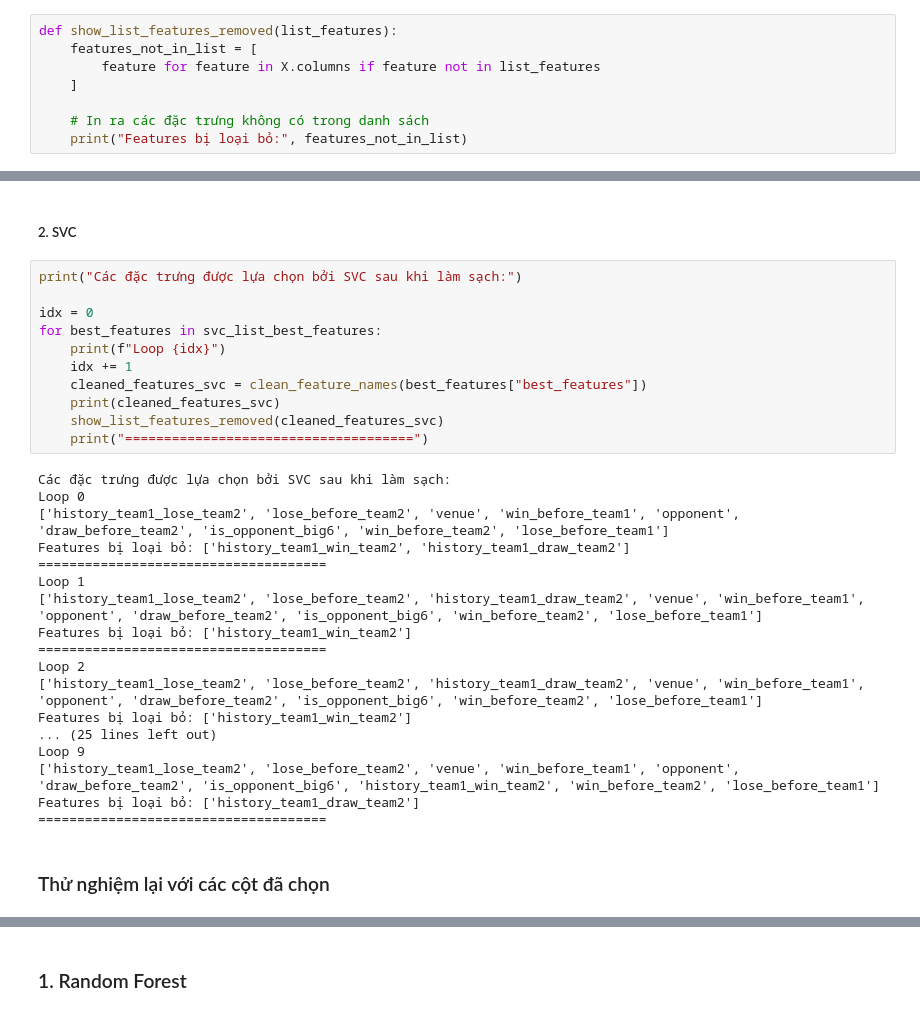
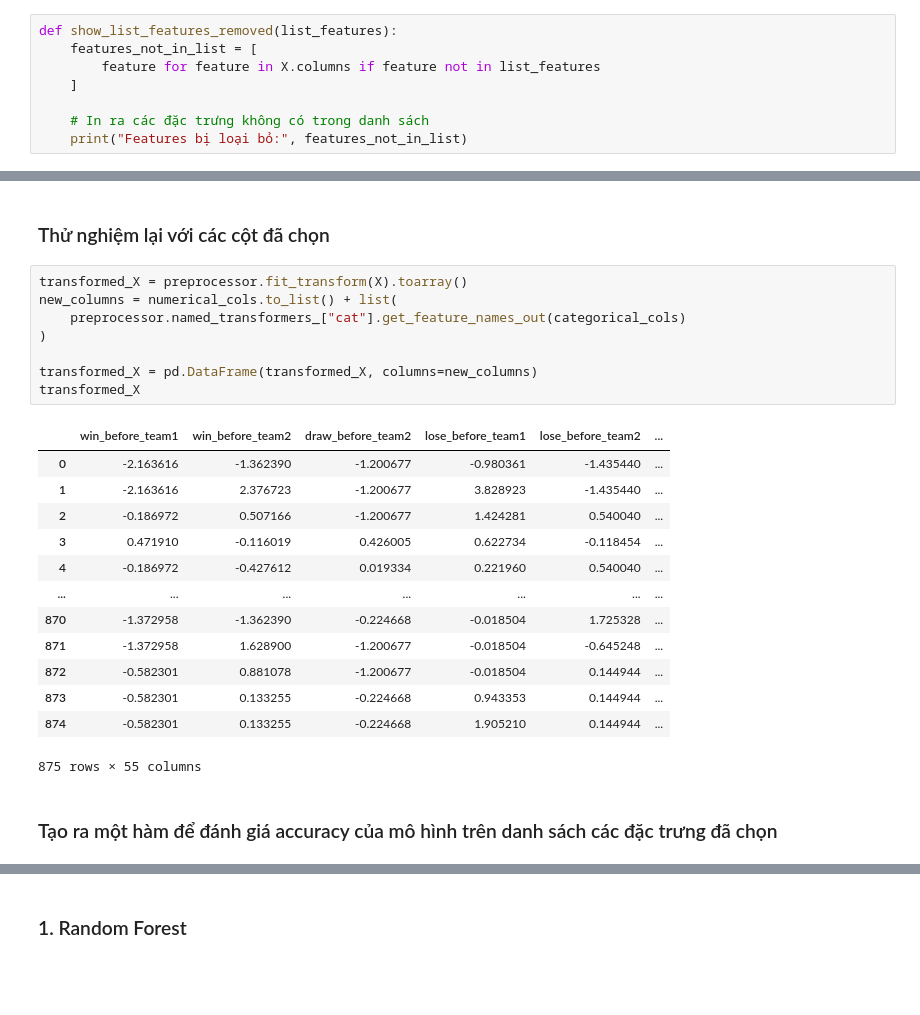
Before and after one commit to taiphanvan2k3/FootballPredict, a Jupyter notebook: src/feature_engineering/feature_selection/arsenal_using_model.ipynb, the cells around one changed output, grey strips where cells are left out. Drawn from its saved outputs; the diff is of its cells as text; blank space fills up the shorter version.

```diff
--- a/src/feature_engineering/feature_selection/arsenal_using_model.ipynb
+++ b/src/feature_engineering/feature_selection/arsenal_using_model.ipynb
@@ -449,33 +426,26 @@ Features bị loại bỏ: ['opponent']
-# %% [markdown]
-##### 2. SVC
-# %%
-print("Các đặc trưng được lựa chọn bởi SVC sau khi làm sạch:")
-
-idx = 0
-for best_features in svc_list_best_features:
-    print(f"Loop {idx}")
-    idx += 1
-    cleaned_features_svc = clean_feature_names(best_features["best_features"])
-    print(cleaned_features_svc)
-    show_list_features_removed(cleaned_features_svc)
-    print("=====================================")
-# %% [output]
-Các đặc trưng được lựa chọn bởi SVC sau khi làm sạch:
-Loop 0
-['history_team1_lose_team2', 'lose_before_team2', 'venue', 'win_before_team1', 'opponent', 'draw_before_team2', 'is_opponent_big6', 'win_before_team2', 'lose_before_team1']
-Features bị loại bỏ: ['history_team1_win_team2', 'history_team1_draw_team2']
-=====================================
-Loop 1
-['history_team1_lose_team2', 'lose_before_team2', 'history_team1_draw_team2', 'venue', 'win_before_team1', 'opponent', 'draw_before_team2', 'is_opponent_big6', 'win_before_team2', 'lose_before_team1']
-Features bị loại bỏ: ['history_team1_win_team2']
-=====================================
-Loop 2
-['history_team1_lose_team2', 'lose_before_team2', 'history_team1_draw_team2', 'venue', 'win_before_team1', 'opponent', 'draw_before_team2', 'is_opponent_big6', 'win_before_team2', 'lose_before_team1']
-Features bị loại bỏ: ['history_team1_win_team2']
-... (25 lines left out)
-Loop 9
-['history_team1_lose_team2', 'lose_before_team2', 'venue', 'win_before_team1', 'opponent', 'draw_before_team2', 'is_opponent_big6', 'history_team1_win_team2', 'win_before_team2', 'lose_before_team1']
-Features bị loại bỏ: ['history_team1_draw_team2']
-=====================================
 # %% [markdown]
 ### Thử nghiệm lại với các cột đã chọn
+# %%
+transformed_X = preprocessor.fit_transform(X).toarray()
+new_columns = numerical_cols.to_list() + list(
+    preprocessor.named_transformers_["cat"].get_feature_names_out(categorical_cols)
+)
+
+transformed_X = pd.DataFrame(transformed_X, columns=new_columns)
+transformed_X
+# %% [output]
+|  | win_before_team1 | win_before_team2 | draw_before_team2 | lose_before_team1 | lose_before_team2 | ... |
+| 0 | -2.163616 | -1.362390 | -1.200677 | -0.980361 | -1.435440 | ... |
+| 1 | -2.163616 | 2.376723 | -1.200677 | 3.828923 | -1.435440 | ... |
+| 2 | -0.186972 | 0.507166 | -1.200677 | 1.424281 | 0.540040 | ... |
+| 3 | 0.471910 | -0.116019 | 0.426005 | 0.622734 | -0.118454 | ... |
+| 4 | -0.186972 | -0.427612 | 0.019334 | 0.221960 | 0.540040 | ... |
+| ... | ... | ... | ... | ... | ... | ... |
+| 870 | -1.372958 | -1.362390 | -0.224668 | -0.018504 | 1.725328 | ... |
+| 871 | -1.372958 | 1.628900 | -1.200677 | -0.018504 | -0.645248 | ... |
+| 872 | -0.582301 | 0.881078 | -1.200677 | -0.018504 | 0.144944 | ... |
+| 873 | -0.582301 | 0.133255 | -0.224668 | 0.943353 | 0.144944 | ... |
+| 874 | -0.582301 | 0.133255 | -0.224668 | 1.905210 | 0.144944 | ... |
+875 rows × 55 columns
+# %% [markdown]
+### Tạo ra một hàm để đánh giá accuracy của mô hình trên danh sách các đặc trưng đã chọn
```
Also changed, not shown: parts of 29 cells of this notebook, 3 other files.
